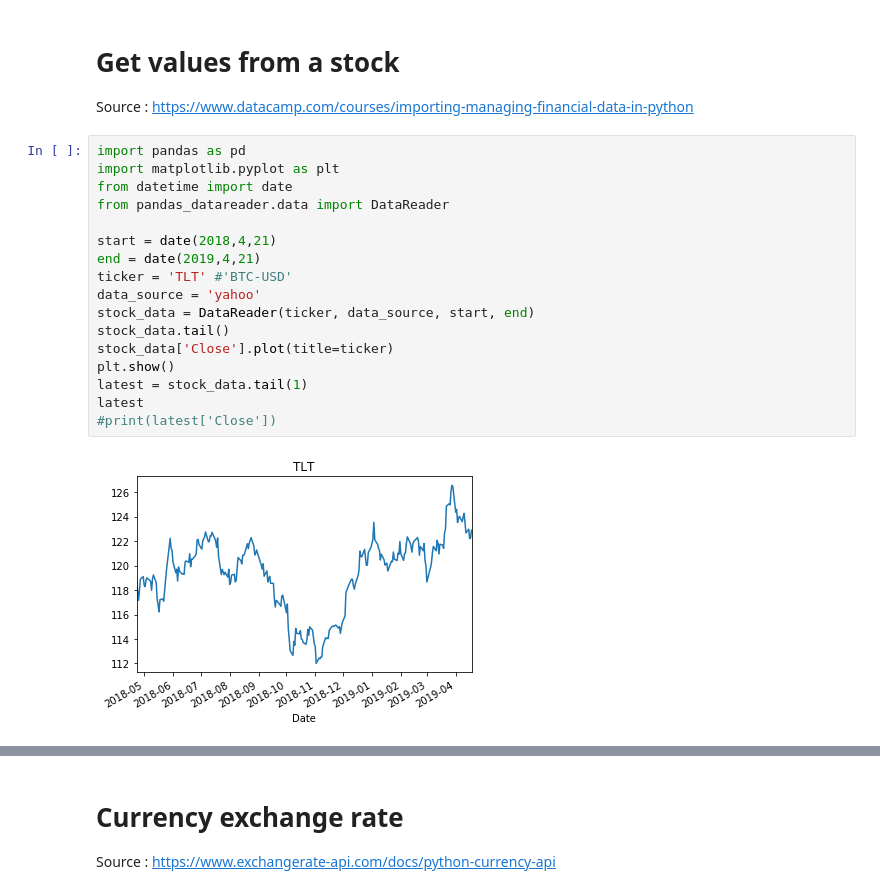
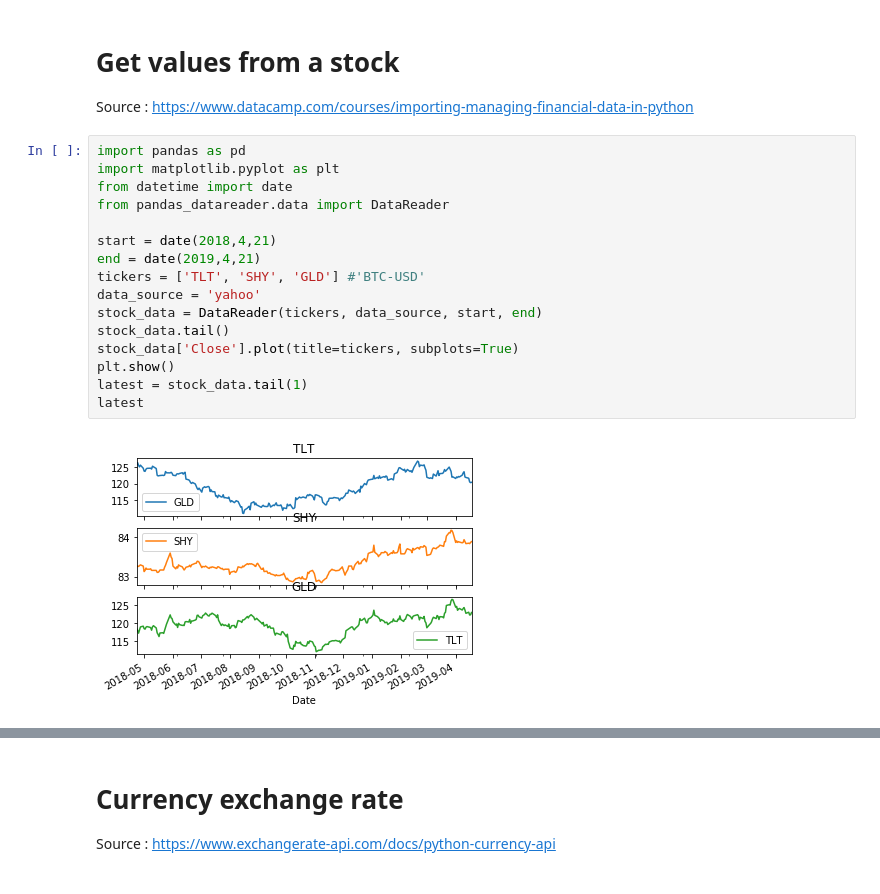
Before and after one commit to jbraure/Python_for_Finance, a Jupyter notebook: Python for Finance.ipynb, the cells around one changed output, grey strips where cells are left out. Drawn from its saved outputs; the diff is of its cells as text.

Commit message:
uses ticker list and subplots

```diff
--- a/Python for Finance.ipynb
+++ b/Python for Finance.ipynb
@@ -23,19 +23,18 @@ Source : https://www.datacamp.com/courses/importing-managing-financial-data-in-p
 # %%
 import pandas as pd
 import matplotlib.pyplot as plt
 from datetime import date
 from pandas_datareader.data import DataReader
 
 start = date(2018,4,21)
 end = date(2019,4,21)
-ticker = 'TLT' #'BTC-USD'
+tickers = ['TLT', 'SHY', 'GLD'] #'BTC-USD'
 data_source = 'yahoo'
-stock_data = DataReader(ticker, data_source, start, end)
+stock_data = DataReader(tickers, data_source, start, end)
 stock_data.tail()
-stock_data['Close'].plot(title=ticker)
+stock_data['Close'].plot(title=tickers, subplots=True)
 plt.show()
 latest = stock_data.tail(1)
 latest
-#print(latest['Close'])
 # %% [output]
-[figure, old version]
+[figure, new version]
```
Also changed, not shown: parts of 1 cell of this notebook.
